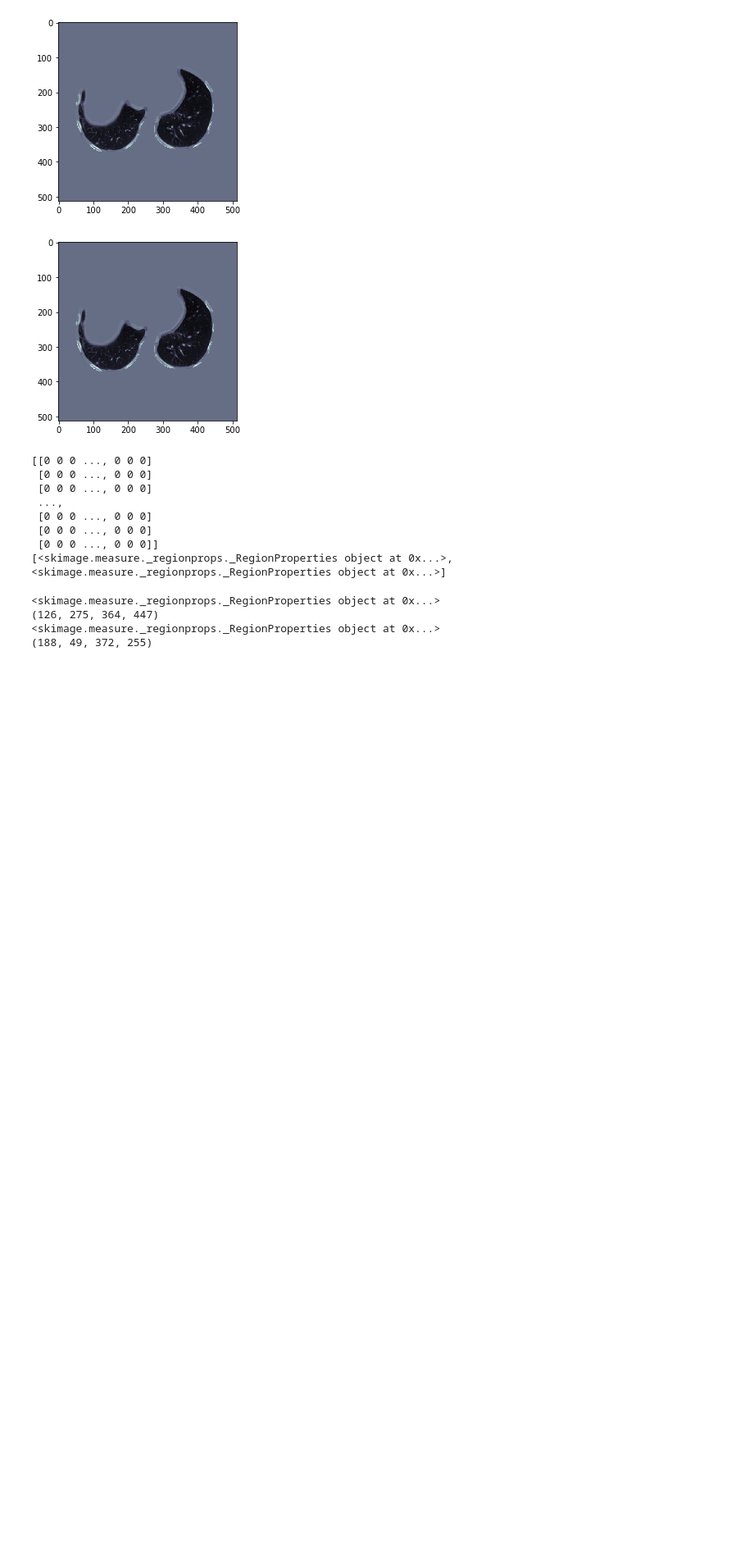
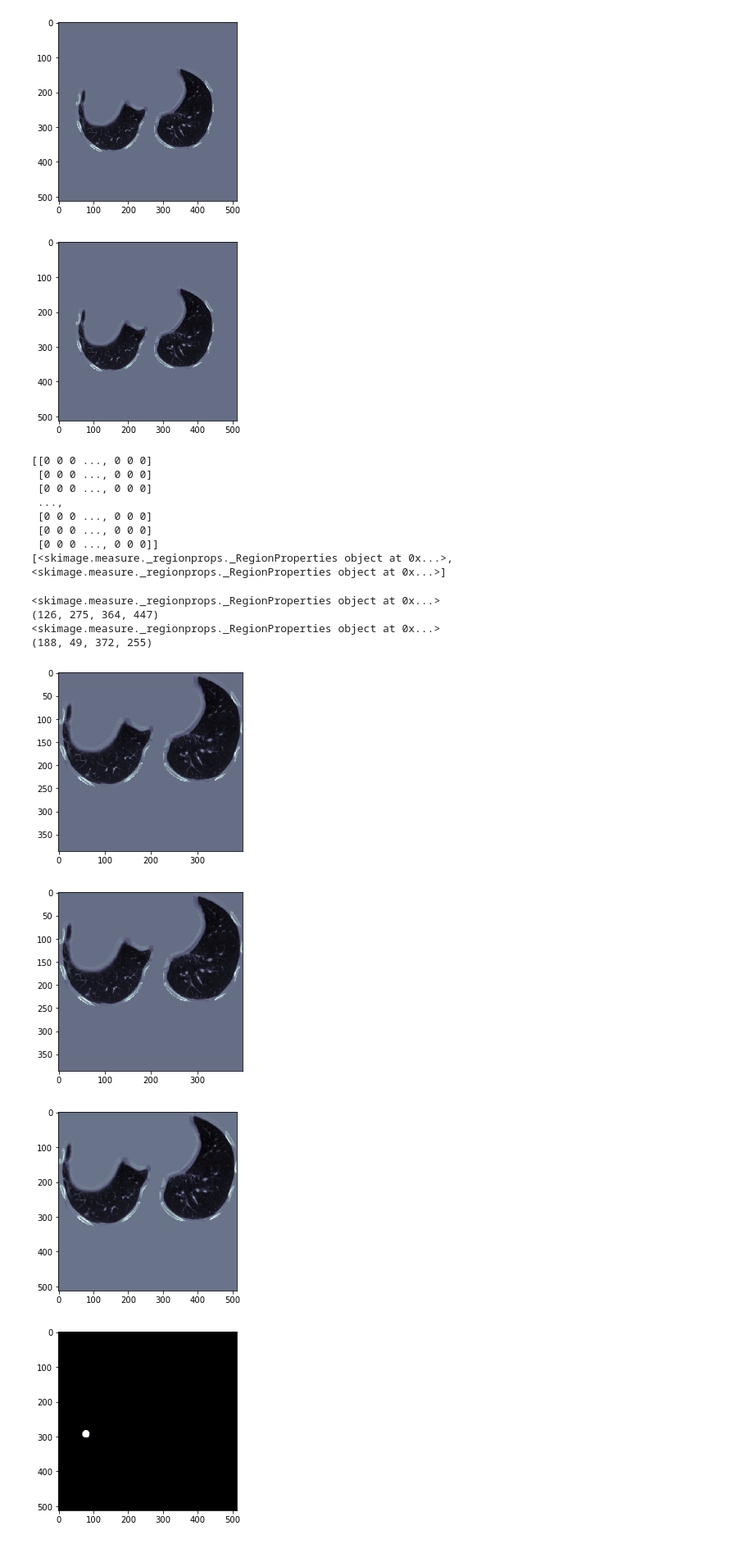
Before and after one commit to 3-musketeers/kaggle-dsb, a Jupyter notebook: pipeline/build-simple-model/luna-segment-lung-roi/sandbox.ipynb, the cells around one changed output. Shown at 82% size. Cells and saved outputs as stored; diff of their text form; code cells hidden in the pictures; blank space fills up the shorter version.

Commit message:
add understanding of cropping and resizing of imgs

```diff
--- a/pipeline/build-simple-model/luna-segment-lung-roi/sandbox.ipynb
+++ b/pipeline/build-simple-model/luna-segment-lung-roi/sandbox.ipynb
@@ -386,3 +386,45 @@ else:
 (126, 275, 364, 447)
 <skimage.measure._regionprops._RegionProperties object at 0x...>
 (188, 49, 372, 255)
+# %%
+# cropping the image down to the bounding box for all regions
+# (there's probably an skimage command that can do this in one line)
+img = img[min_row:max_row,min_col:max_col]
+
+pylab.imshow(img, cmap=pylab.cm.bone) # cropped img
+pylab.show()
+
+mask =  mask[min_row:max_row,min_col:max_col] # is there any use in cropping the mask? if you dont use it furthur?
+
+pylab.imshow(img, cmap=pylab.cm.bone) # cropped mask
+pylab.show()
+
+if max_row-min_row <5 or max_col-min_col<5:  # skipping all images with no good regions
+    # even though it may seem this will screw up the classifier...
+    # this will not as the training set will simply contain one less lung image, and node mask image
+    # (as the node mask image is created below so it is passed over as well)
+    pass
+else:
+    # moving range to -1 to 1 to accomodate the resize function
+    mean = np.mean(img)
+    img = img - mean
+    min = np.min(img)
+    max = np.max(img)
+    img = img/(max-min) # by subtracting mean and dividing by range, values are inbetween -1 and 1
+    new_img = resize(img,[512,512])
+
+    pylab.imshow(new_img, cmap=pylab.cm.bone) # resized img
+    pylab.show()
+
+    new_node_mask = resize(node_mask[min_row:max_row,min_col:max_col],[512,512]) # get cropped/resized node mask
+
+    pylab.imshow(new_node_mask, cmap=pylab.cm.bone) # cropped and resized img
+    pylab.show()
+
+    out_images.append(new_img) # append the lung img
+    out_nodemasks.append(new_node_mask) # append the node mask
+# %% [output]
+[figure, added]
+[figure, added]
+[figure, added]
+[figure, added]
```
